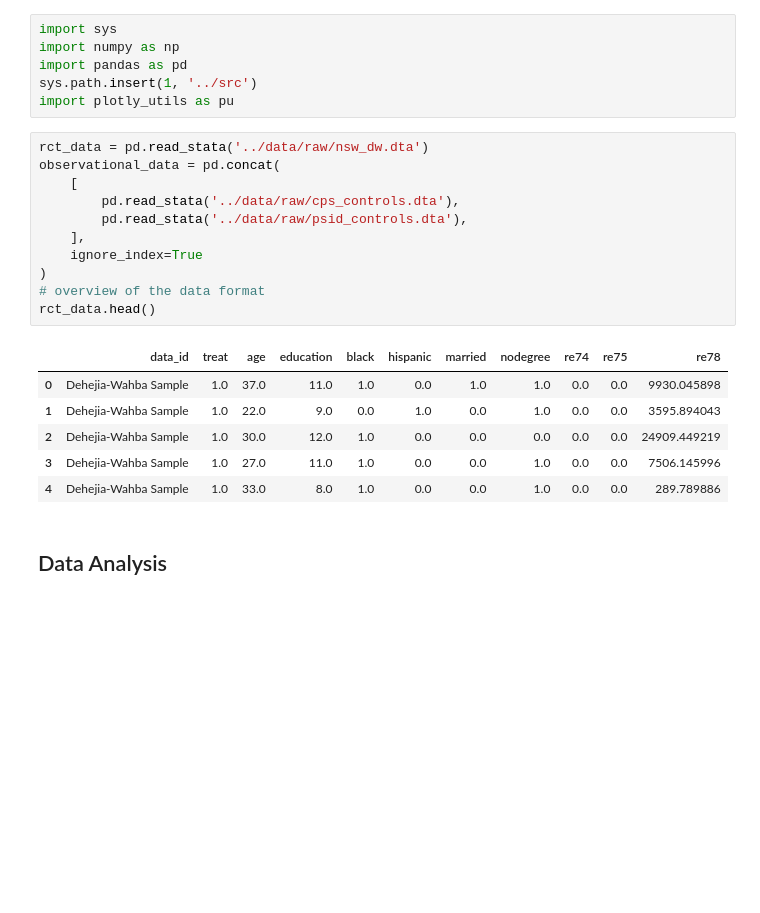
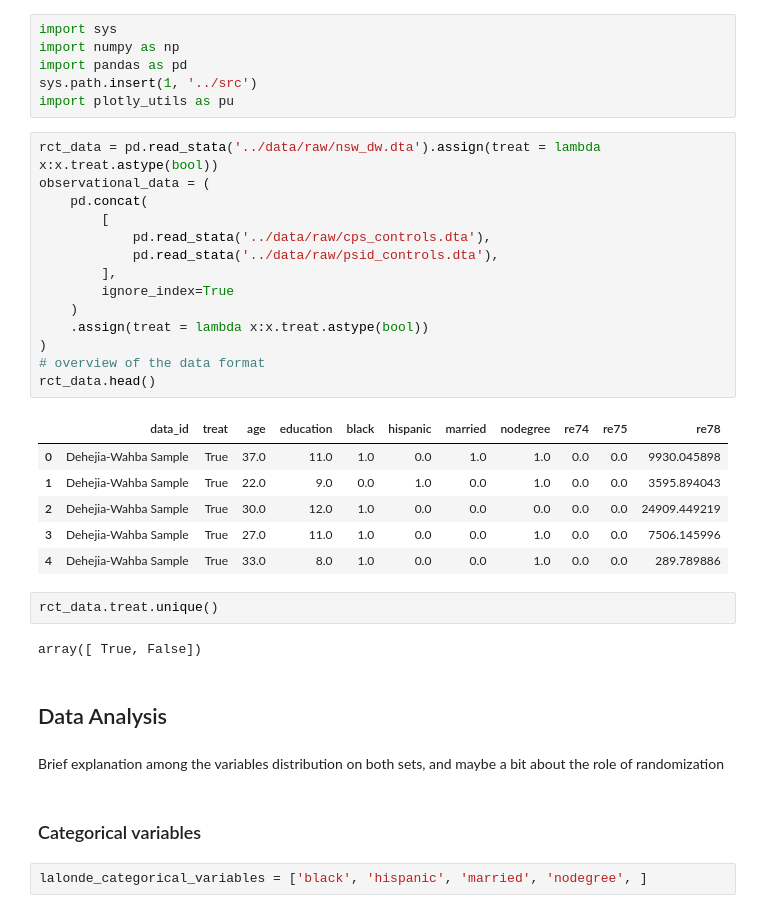
Before and after one commit to bicudorafa/causal-inference-essay-dowhy, a Jupyter notebook: notebooks/dowhy_realCase.ipynb, the cells around one changed output. Drawn from its saved outputs; the diff is of its cells as text; blank space fills up the shorter version.

```diff
--- a/notebooks/dowhy_realCase.ipynb
+++ b/notebooks/dowhy_realCase.ipynb
@@ -13,22 +13,35 @@ import pandas as pd
 sys.path.insert(1, '../src')
 import plotly_utils as pu
 # %%
-rct_data = pd.read_stata('../data/raw/nsw_dw.dta')
-observational_data = pd.concat(
-    [
-        pd.read_stata('../data/raw/cps_controls.dta'),
-        pd.read_stata('../data/raw/psid_controls.dta'),
-    ],
-    ignore_index=True
+rct_data = pd.read_stata('../data/raw/nsw_dw.dta').assign(treat = lambda x:x.treat.astype(bool))
+observational_data = (
+    pd.concat(
+        [
+            pd.read_stata('../data/raw/cps_controls.dta'),
+            pd.read_stata('../data/raw/psid_controls.dta'),
+        ],
+        ignore_index=True
+    )
+    .assign(treat = lambda x:x.treat.astype(bool))
 )
 # overview of the data format
 rct_data.head()
 # %% [output]
 |  | data_id | treat | age | education | black | hispanic | married | nodegree | re74 | re75 | re78 |
-| 0 | Dehejia-Wahba Sample | 1.0 | 37.0 | 11.0 | 1.0 | 0.0 | 1.0 | 1.0 | 0.0 | 0.0 | 9930.045898 |
-| 1 | Dehejia-Wahba Sample | 1.0 | 22.0 | 9.0 | 0.0 | 1.0 | 0.0 | 1.0 | 0.0 | 0.0 | 3595.894043 |
-| 2 | Dehejia-Wahba Sample | 1.0 | 30.0 | 12.0 | 1.0 | 0.0 | 0.0 | 0.0 | 0.0 | 0.0 | 24909.449219 |
-| 3 | Dehejia-Wahba Sample | 1.0 | 27.0 | 11.0 | 1.0 | 0.0 | 0.0 | 1.0 | 0.0 | 0.0 | 7506.145996 |
-| 4 | Dehejia-Wahba Sample | 1.0 | 33.0 | 8.0 | 1.0 | 0.0 | 0.0 | 1.0 | 0.0 | 0.0 | 289.789886 |
+| 0 | Dehejia-Wahba Sample | True | 37.0 | 11.0 | 1.0 | 0.0 | 1.0 | 1.0 | 0.0 | 0.0 | 9930.045898 |
+| 1 | Dehejia-Wahba Sample | True | 22.0 | 9.0 | 0.0 | 1.0 | 0.0 | 1.0 | 0.0 | 0.0 | 3595.894043 |
+| 2 | Dehejia-Wahba Sample | True | 30.0 | 12.0 | 1.0 | 0.0 | 0.0 | 0.0 | 0.0 | 0.0 | 24909.449219 |
+| 3 | Dehejia-Wahba Sample | True | 27.0 | 11.0 | 1.0 | 0.0 | 0.0 | 1.0 | 0.0 | 0.0 | 7506.145996 |
+| 4 | Dehejia-Wahba Sample | True | 33.0 | 8.0 | 1.0 | 0.0 | 0.0 | 1.0 | 0.0 | 0.0 | 289.789886 |
+# %%
+rct_data.treat.unique()
+# %% [output]
+array([ True, False])
 # %% [markdown]
 ## Data Analysis
+# %% [markdown]
+Brief explanation among the variables distribution on both sets, and maybe a bit about the role of randomization
+# %% [markdown]
+### Categorical variables
+# %%
+lalonde_categorical_variables = ['black', 'hispanic', 'married', 'nodegree', ]
```
Also changed, not shown: parts of 2 cells of this notebook.
